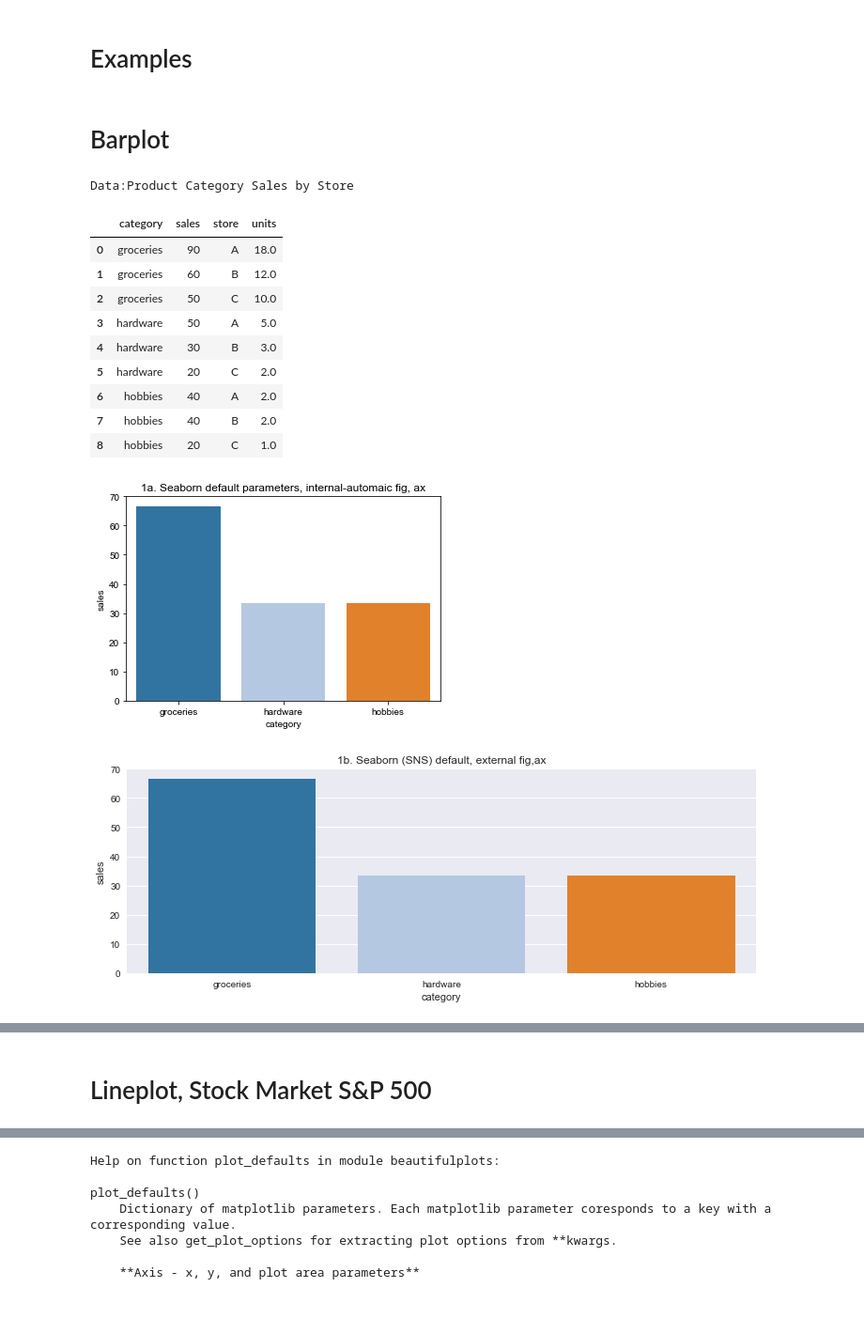
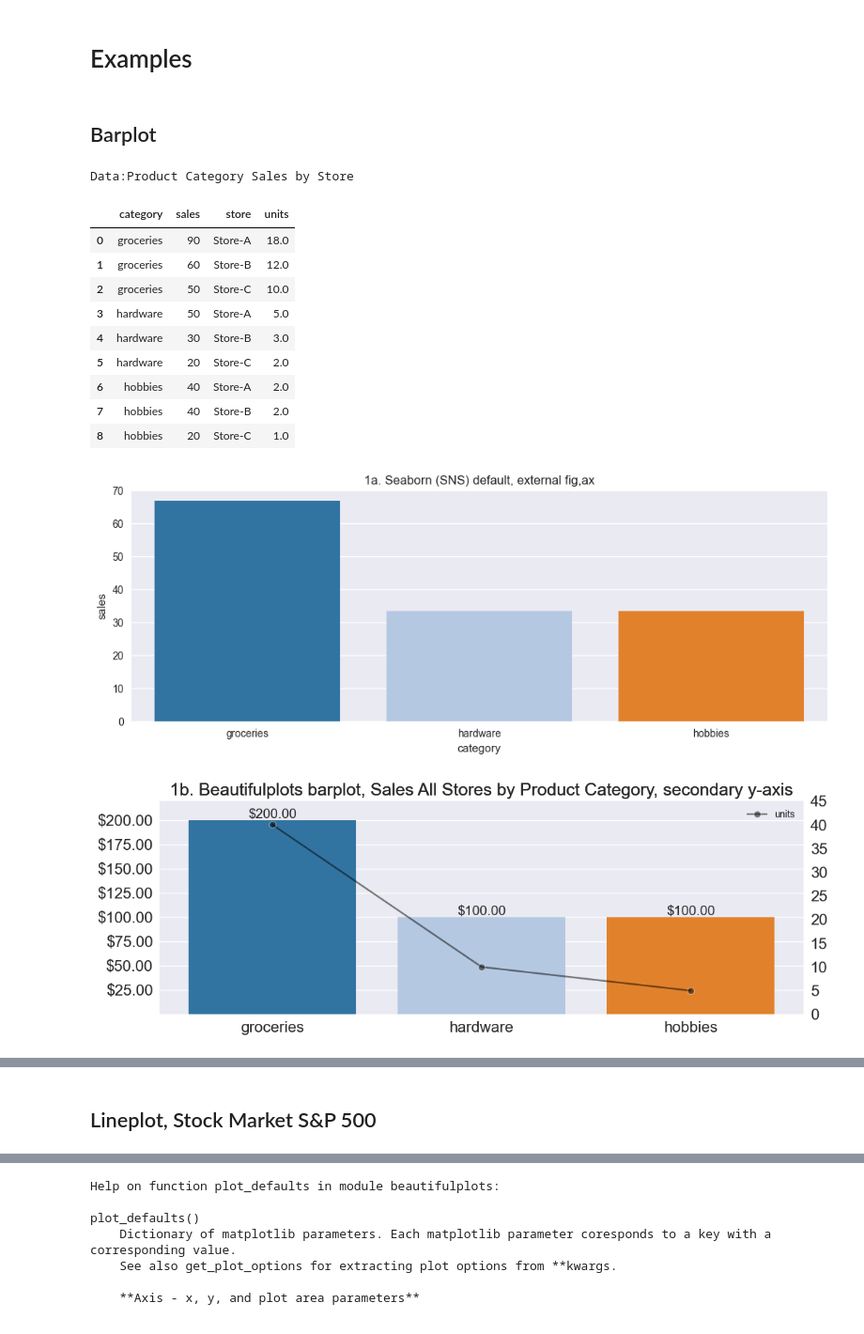
Before and after one commit to Aljgutier/beautifulplots, a Jupyter notebook: examples.ipynb, the cells around one changed output, grey strips where cells are left out. Shown at 94% size. Cells and saved outputs as stored; diff of their text form; code cells hidden in the pictures.

Commit message:
docs:examples.ipynb editorial

```diff
--- a/examples.ipynb
+++ b/examples.ipynb
@@ -6,7 +6,7 @@ import matplotlib.pyplot as plt
 import pandas as pd
 import seaborn as sns
 # %% [markdown]
-# Barplot
+## Barplot
 # %%
 # Create a DataFrame with the needed information
 
@@ -17,58 +17,55 @@ mpl.rcParams.update(mpl.rcParamsDefault)
 # data
 print('Data:Product Category Sales by Store')
 barplot_data = { 'category':['groceries','groceries','groceries', 'hardware','hardware','hardware','hobbies','hobbies','hobbies'] ,
-                'sales':[ 90, 60,50, 50,30,20,40,40,20], 'store':['A','B','C','A','B','C','A','B','C'] }
+                'sales':[ 90, 60,50, 50,30,20,40,40,20], 'store':['Store-A','Store-B','Store-C','Store-A','Store-B','Store-C','Store-A','Store-B','Store-C'] }
 
 df = pd.DataFrame(barplot_data)
-# create unit sales by category ... assume some average sale price per category
+# unit sales by category ... assume some average sale price per category
 def unit_sales(row):
     units = 0
     if row['category'] == 'groceries': units = row['sales']/5
     elif row['category'] == 'hardware': units = row['sales']/10
     elif row['category'] == 'hobbies': units = row['sales']/20
     return units
 df['units']= df.apply(lambda row: unit_sales(row),axis=1)
 display(df)
 
 
-# Example 1a:  Seaborn default with built automatic fig,ax
-sns.barplot(x='category',y='sales',ci=None, data=df, palette ='tab20').set_title('1a. Seaborn default parameters, internal-automaic fig, ax')
 
-
-# Example 1b: Seaborn default w external fig,ax
+# Example 1a: Seaborn default w external defined fig,ax
 plt.style.use('seaborn')
 fig,ax = plt.subplots(nrows=1,ncols=1,figsize=(12,4))
-sns.barplot(x='category',y='sales', data=df, ci=None, palette ='tab20').set_title('1b. Seaborn (SNS) default, external fig,ax')
+sns.barplot(x='category',y='sales', data=df, ci=None, palette ='tab20').set_title('1a. Seaborn (SNS) default, external fig,ax')
 plt.show()
 
 
-# Example 1c
+# Example 1b
 bp.barplot(df,'category','sales', palette='tab20',
-                   title='1c. Kale barplot, Product Category Sales All Stores, secondary y-axis vfg', figsize=(12,4),
+                   title='1b. Beautifulplots barplot, Sales All Stores by Product Category, secondary y-axis', figsize=(12,4),
                    bardatalabels=True, bardataformat=".2f", barcurrency=True, ylims = (0.1,220),
                    y2='units',ylims2=(0,45), color2='black',marker2="o")
 
+# Example 1c
+bp.barplot(df,'category','sales',hue='store', palette='tab20',
+                   title='1c. Beautifulplots barplot, Sales by Store by Product Category, vertical', figsize=(12,4), legend=True,
+                   bardatalabels=True, bardataformat=".2f", barcurrency=True, ylims = (0.1,100))
+
 # Example 1d
 bp.barplot(df,'category','sales',hue='store', palette='tab20',
-                   title='1d. Kale barplot, Product Category Sales by Store, vertical bars', figsize=(12,4), legend=True,
-                   bardatalabels=True, bardataformat=".2f", barcurrency=True, ylims = (0.1,100))
-
-# Example 1e
-bp.barplot(df,'category','sales',hue='store', palette='tab20',
-                   title='1e. Kale barplot, Product Category Sales by Store, horizontal bars', figsize=(12,8),
+                   title='1d. Beautifulplots barplot, Sales by Store by Product Category, horizontal', figsize=(12,8),
                    bardatalabels=True, bardataformat=".2f", barcurrency=True, bar_orientation='h',
                    xlims = (0.1,100), legend=True, legendloc="lower right")
 # %% [output]
 Data:Product Category Sales by Store
 |  | category | sales | store | units |
-| 0 | groceries | 90 | A | 18.0 |
-| 1 | groceries | 60 | B | 12.0 |
-| 2 | groceries | 50 | C | 10.0 |
-| 3 | hardware | 50 | A | 5.0 |
-| 4 | hardware | 30 | B | 3.0 |
-| 5 | hardware | 20 | C | 2.0 |
-| 6 | hobbies | 40 | A | 2.0 |
-| 7 | hobbies | 40 | B | 2.0 |
-| 8 | hobbies | 20 | C | 1.0 |
+| 0 | groceries | 90 | Store-A | 18.0 |
+| 1 | groceries | 60 | Store-B | 12.0 |
+| 2 | groceries | 50 | Store-C | 10.0 |
+| 3 | hardware | 50 | Store-A | 5.0 |
+| 4 | hardware | 30 | Store-B | 3.0 |
+| 5 | hardware | 20 | Store-C | 2.0 |
+| 6 | hobbies | 40 | Store-A | 2.0 |
+| 7 | hobbies | 40 | Store-B | 2.0 |
+| 8 | hobbies | 20 | Store-C | 1.0 |
-[figure, old version]
+[figure, new version]
-[figure, old version]
+[figure, new version]
@@ -78,5 +74,5 @@ Data:Product Category Sales by Store
 # %% [markdown]
-# Lineplot, Stock Market S&P 500
+## Lineplot, Stock Market S&P 500
 # %%
 
 # DataFrame with the needed information
```
Also changed, not shown: parts of 6 cells of this notebook.
